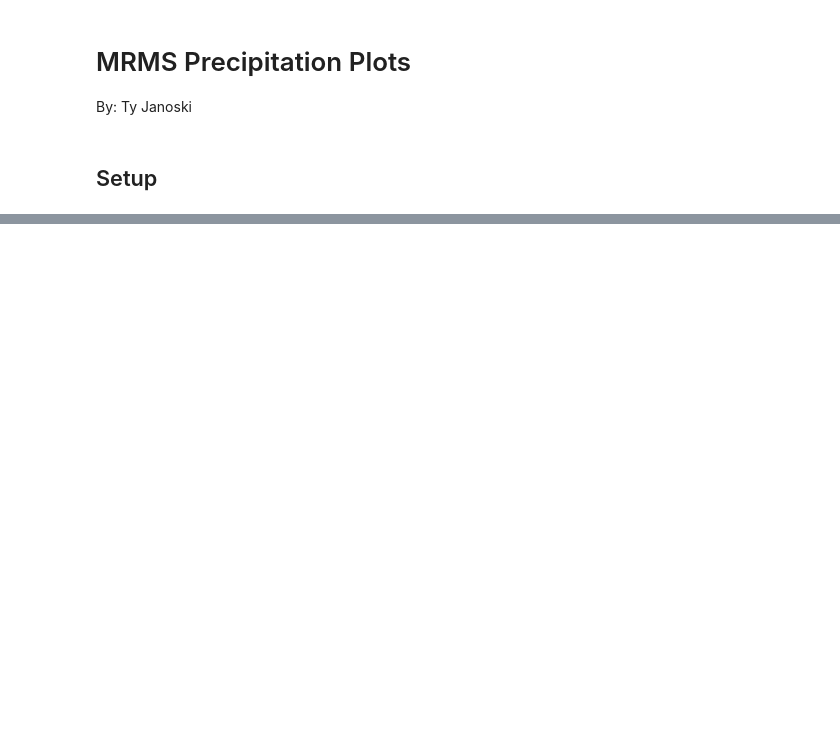
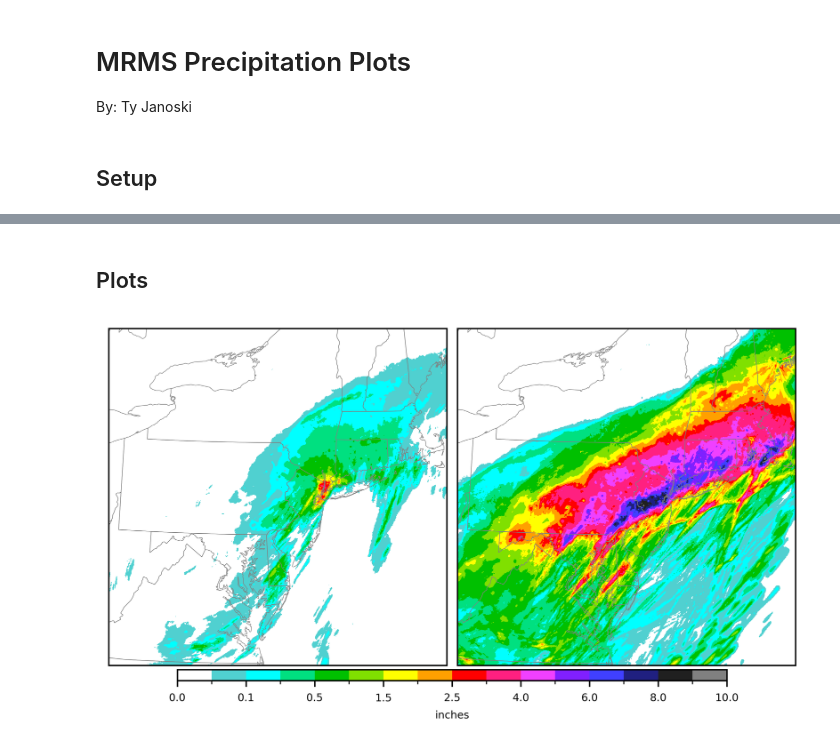
Before and after one commit to tyfolino/ida-precip, a Jupyter notebook: new-wofs/MRMS.ipynb, the cells around one changed output, grey strips where cells are left out. Drawn from its saved outputs; the diff is of its cells as text; code cells hidden in the pictures; blank space fills up the shorter version.

Commit message:
Fixed imports, added two-panel plot

```diff
--- a/new-wofs/MRMS.ipynb
+++ b/new-wofs/MRMS.ipynb
@@ -58,0 +66,78 @@ read_in_mrms_data(
+# %%
+# Read in any WoFS simulation to get some projection attrs
+wofs = xr.open_dataset("/mnt/drive2/new-wofs/20Z/wofs_ALL_43_20210901_2000_2335.nc")
+
+# Set up Cartopy projection
+proj = ccrs.LambertConformal(
+    central_longitude=wofs.attrs["CEN_LON"],
+    central_latitude=wofs.attrs["CEN_LAT"],
+    standard_parallels=(30, 60),
+)
+
+# latitude and longitude
+lat = hourly.latitude
+lon = hourly.longitude
+
+# Get MetPy ctable for precip
+precip_cmap = ctables.registry.get_colortable("precipitation")
+# %% [markdown]
+## Plots
+# %%
+# Set levels
+levels = [0, 0.01, 0.1, 0.25, 0.50, 1, 1.5, 2, 2.5, 3, 4, 5, 6, 7, 8, 9, 10]
+
+# Create a normalization object
+norm = mcolors.BoundaryNorm(levels, ncolors=len(levels) - 1, clip=False)
+
+# Make a plot of the hourly rainfall
+fig, axes = plt.subplots(
+    1,
+    2,
+    figsize=(5.5, 3.2),
+    dpi=600,
+    subplot_kw={"projection": proj},
+    layout="constrained",
+)
+
+# Plot the hourly rainfall
+pc1 = axes[0].pcolormesh(
+    lon,
+    lat,
+    hourly / 25.4,
+    norm=norm,
+    transform=ccrs.PlateCarree(),
+    cmap=precip_cmap,  # type: ignore
+)
+
+# Plot the 24-hour rainfall
+pc2 = axes[1].pcolormesh(
+    lon,
+    lat,
+    daily / 25.4,
+    norm=norm,
+    transform=ccrs.PlateCarree(),
+    cmap=precip_cmap,  # type: ignore
+)
+
+for ax in axes:
+    ax.set_extent(  # type: ignore
+        [
+            -449900.09156094893,
+            449900.51654555957,
+            -447909.5438942791,
+            448284.39736015256,
+        ],
+        crs=proj,
+    )
+
+    ax.add_feature(cfeature.STATES, linewidth=0.3, edgecolor="gray")  # type: ignore
+
+# Add colorbar to figure
+cb = fig.colorbar(pc1, ax=axes, orientation="horizontal", pad=0.01, aspect=50, shrink=0.8)
+cb.set_label("inches",fontsize=6)
+cb.ax.tick_params(labelsize=6)
+
+# Show figure
+plt.show()
+# %% [output]
+[figure, added]
```
Also changed, not shown: parts of 3 cells of this notebook.
